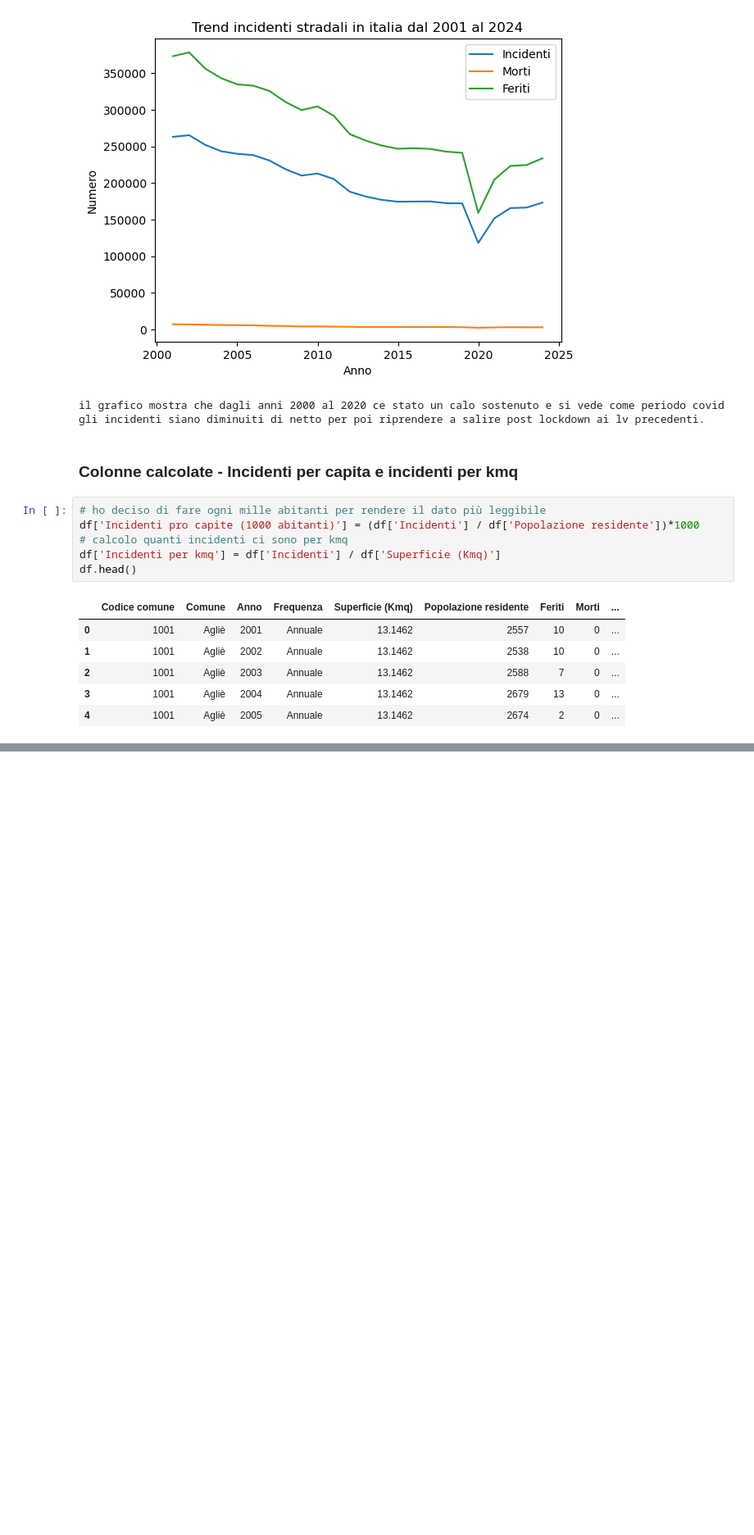
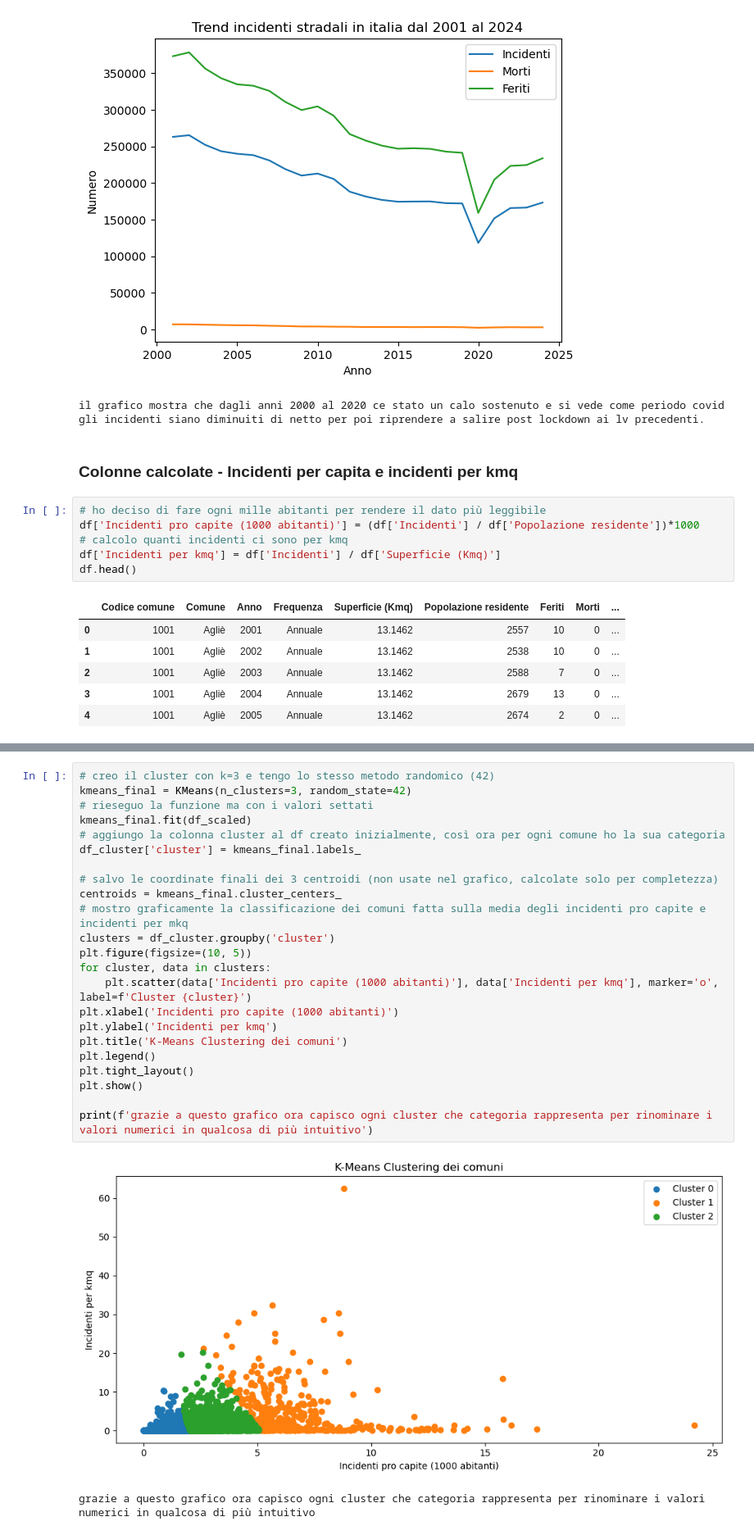
Before and after one commit to gesonbani72-prog/Data-Analytics---Capstone-Project, a Jupyter notebook: analisi_statistica.ipynb, the cells around one changed output, grey strips where cells are left out. Shown at 82% size. Saved outputs shown, nothing was run; the diff lists cells and outputs as text; blank space fills up the shorter version.

```diff
--- a/analisi_statistica.ipynb
+++ b/analisi_statistica.ipynb
@@ -272,0 +359,26 @@ un osservazione che mi viene in mente è che i comuni più piccoli potrebbero es
+# %%
+# creo il cluster con k=3 e tengo lo stesso metodo randomico (42)
+kmeans_final = KMeans(n_clusters=3, random_state=42)
+# rieseguo la funzione ma con i valori settati
+kmeans_final.fit(df_scaled)
+# aggiungo la colonna cluster al df creato inizialmente, così ora per ogni comune ho la sua categoria
+df_cluster['cluster'] = kmeans_final.labels_
+
+# salvo le coordinate finali dei 3 centroidi (non usate nel grafico, calcolate solo per completezza)
+centroids = kmeans_final.cluster_centers_
+# mostro graficamente la classificazione dei comuni fatta sulla media degli incidenti pro capite e incidenti per mkq
+clusters = df_cluster.groupby('cluster')
+plt.figure(figsize=(10, 5))
+for cluster, data in clusters:
+    plt.scatter(data['Incidenti pro capite (1000 abitanti)'], data['Incidenti per kmq'], marker='o', label=f'Cluster {cluster}')
+plt.xlabel('Incidenti pro capite (1000 abitanti)')
+plt.ylabel('Incidenti per kmq')
+plt.title('K-Means Clustering dei comuni')
+plt.legend()
+plt.tight_layout()
+plt.show()
+
+print(f'grazie a questo grafico ora capisco ogni cluster che categoria rappresenta per rinominare i valori numerici in qualcosa di più intuitivo')
+# %% [output]
+[figure, added]
+grazie a questo grafico ora capisco ogni cluster che categoria rappresenta per rinominare i valori numerici in qualcosa di più intuitivo
```
Also changed, not shown: parts of 20 cells of this notebook, 2 other files.
